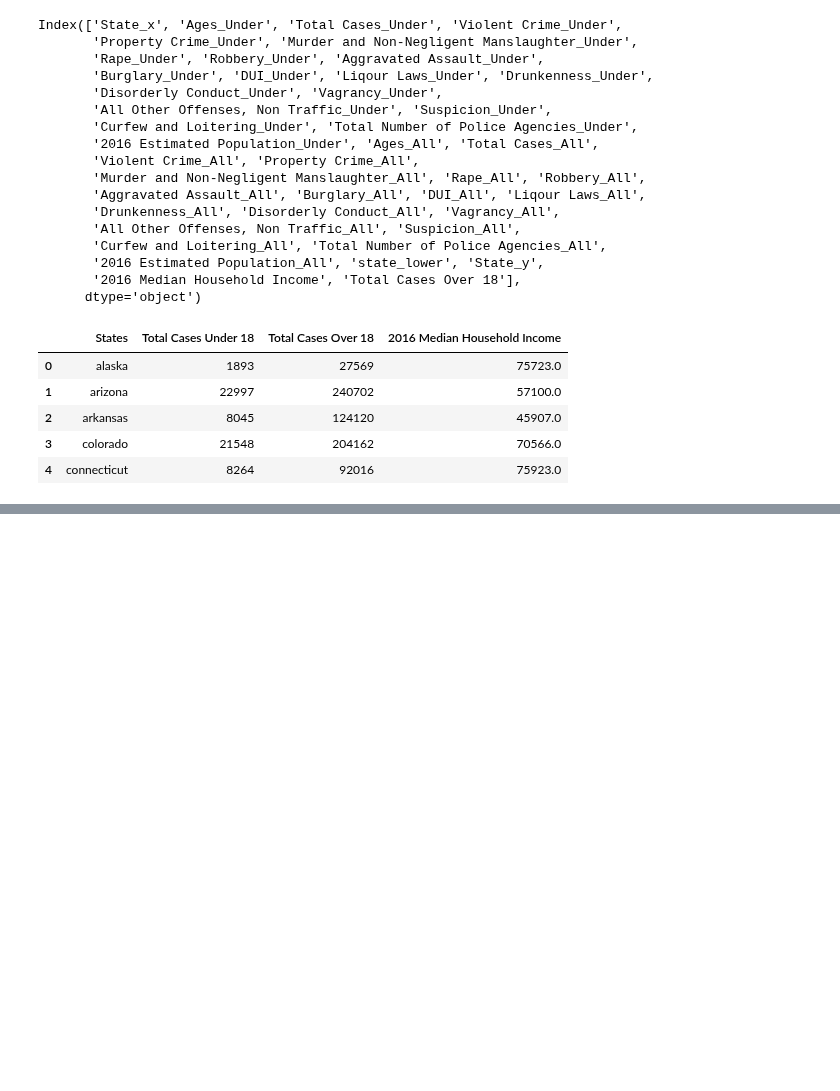
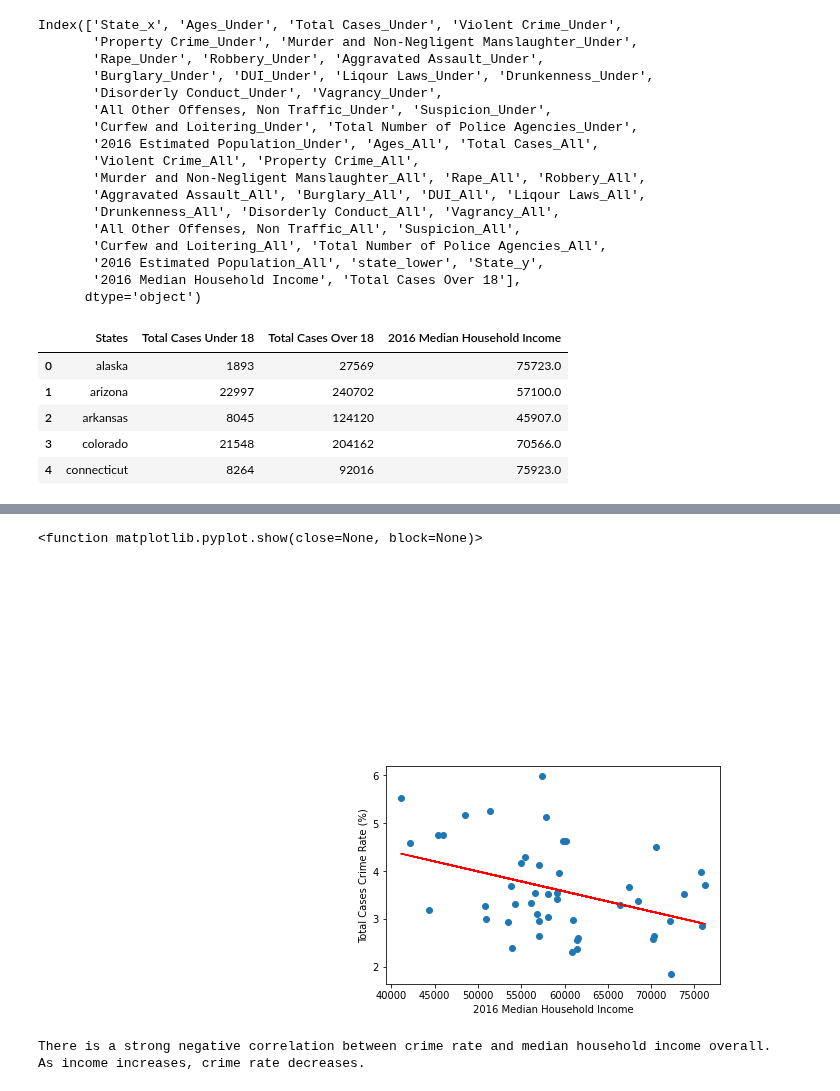
Before and after one commit to sjuarez382/UCI-Group_Project_1-Team9, a Jupyter notebook: State_Crime_Updated.ipynb, the cells around one changed output, grey strips where cells are left out. Drawn from its saved outputs; the diff is of its cells as text; code cells hidden in the pictures; blank space fills up the shorter version.

```diff
--- a/State_Crime_Updated.ipynb
+++ b/State_Crime_Updated.ipynb
@@ -498,7 +569 @@ Total Cases Under 18                 int64
 dtype: object
-# %%
-# PERCENT OF UNDER 18 CASES BY TOTAL POPULATION
-new_age_income["Percentage"] = (new_age_income['Total Cases Under 18'] / new_age_income['2016 Estimated Population_Under'])
-
-new_age_income["Percentage"] = new_age_income["Percentage"].map("{:,.2%}".format)
-new_age_income
@@ -522,0 +570,18 @@ new_age_income
+# %%
+# PERCENT OF UNDER 18 CASES BY TOTAL POPULATION
+new_age_income["Total Cases Over 18"] = age_over18_df["Total Cases Over 18"]
+new_age_income["% under 18"] = (new_age_income['Total Cases Under 18'] / new_age_income['2016 Estimated Population_Under']) * 100
+#new_age_income["% under 18"] = new_age_income["% under 18"].map("{:,.2%}".format)
+new_age_income["% over 18"] = (new_age_income['Total Cases Over 18'] / new_age_income['2016 Estimated Population_Under']) * 100
+#new_age_income["% over 18"] = new_age_income["% over 18"].map("{:,.2%}".format)
+new_age_income["Total Cases"] = new_age_income["Total Cases Over 18"] + new_age_income["Total Cases Under 18"]
+new_age_income["% Total Cases"] = (new_age_income['Total Cases'] / new_age_income['2016 Estimated Population_Under']) * 100
+
+new_age_income.sort_values(by='2016 Median Household Income', ascending=False)
+
+#Reorganize Columns
+new_age_income = new_age_income[["State","Total Cases Under 18","% under 18","Total Cases Over 18","% over 18",
+                                "2016 Estimated Population_Under","2016 Median Household Income","Total Cases", "% Total Cases"]]
+
+
+new_age_income
@@ -522,0 +606,22 @@ new_age_income
+# %%
+# TOTAL CASES by POPULATION
+x_values = new_age_income["2016 Median Household Income"]
+y_values = new_age_income["% Total Cases"]
+(slope, intercept, rvalue, pvalue, stderr) = linregress(x_values, y_values)
+regress_values = x_values * slope + intercept
+line_eq = "y = " + str(round(slope,2)) + "x + " + str(round(intercept,2))
+plt.scatter(x_values, y_values)
+plt.plot(x_values,regress_values,"r-")
+plt.annotate(line_eq,(6,10),fontsize=15,color="red")
+plt.xlabel('2016 Median Household Income')
+plt.ylabel('Total Cases Crime Rate (%)')
+plt.show
+# %% [output]
+<function matplotlib.pyplot.show(close=None, block=None)>
+[figure, added]
+# %%
+print(f"There is a strong negative correlation between crime rate and median household income overall.")
+print("As income increases, crime rate decreases.")
+# %% [output]
+There is a strong negative correlation between crime rate and median household income overall.
+As income increases, crime rate decreases.
```
Also changed, not shown: parts of 26 cells of this notebook.
